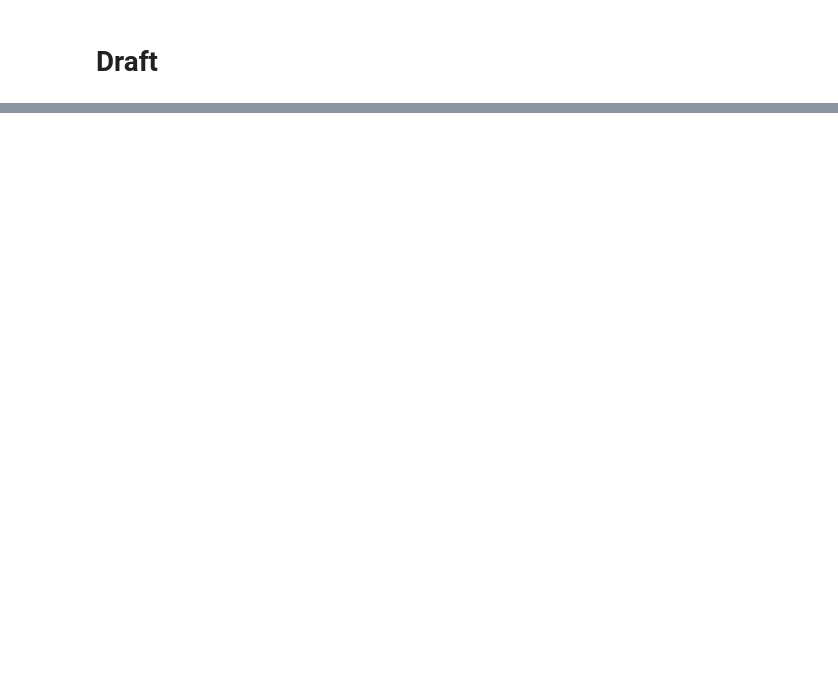
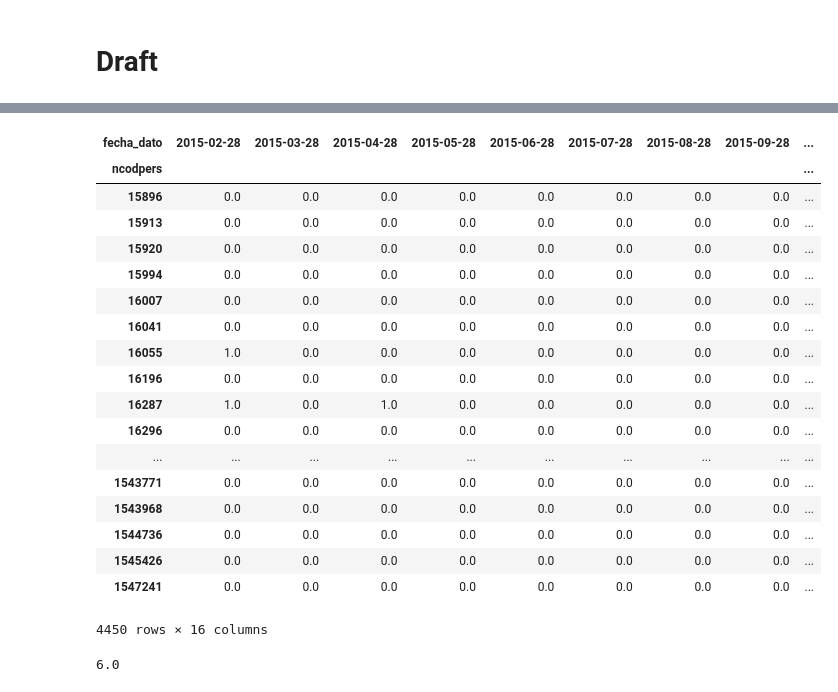
Before and after one commit to LiYan1988/santander-production-recommandation, a Jupyter notebook: notebooks/eda_4_30.ipynb, the cells around one changed output, grey strips where cells are left out. Drawn from its saved outputs; the diff is of its cells as text; code cells hidden in the pictures; blank space fills up the shorter version.

```diff
--- a/notebooks/eda_4_30.ipynb
+++ b/notebooks/eda_4_30.ipynb
@@ -65,0 +76,10 @@ Counting pattern...
+# %%
+customer_product_pair = calculate_customer_product_pair()
+# %%
+month1 = '2015-05-28'
+max_lag = 5
+fixed_lag = 6
+month_new = month_list.index(month1)+1
+month_end = month_list.index(month1)
+month_start = month_end-max_lag+1
+month_start_fixed_lag = month_end-fixed_lag+1
@@ -65,0 +92,12 @@ Counting pattern...
+# %%
+# New products purchased by each customer in each month
+# Count the number of products
+n_new_1 = customer_product_pair.groupby(['ncodpers', 'fecha_dato'])['product'].count()
+n_new_1 = n_new_1.unstack(level=1).fillna(0.0)
+current_month_range = list(range(month_start_fixed_lag, month_new))
+n_new = pd.DataFrame(index=n_new_1.index)
+for i, m in enumerate(current_month_range):
+    if m<1:
+        n_new['n_new_products_lag_'+str(fixed_lag-i)] = np.nan
+    else:
+        n_new['n_new_products_lag_'+str(fixed_lag-i)] = n_new_1[month_list[m]]
@@ -65,0 +113,16 @@ Counting pattern...
+# %%
+# Target history of each product in each month
+history_target = []
+for t in range(len(target_cols)):
+    tmp = customer_product_pair.loc[customer_product_pair['product']==t, :].copy()
+    tmp = tmp.set_index(['ncodpers', 'fecha_dato']).unstack(level=1)
+    tmp = tmp.replace({np.nan: 0, t: 1})
+    tmp.columns = tmp.columns.levels[1]
+    target_tmp = pd.DataFrame(index=tmp.index)
+    for i, m in enumerate(current_month_range):
+        if m<1:
+            target_tmp[target_cols[t]+'_target_lag_'+str(fixed_lag-i)] = np.nan
+        else:
+            target_tmp[target_cols[t]+'_target_lag_'+str(fixed_lag-i)] = tmp[month_list[m]]
+    history_target.append(target_tmp)
+history_target = pd.concat(history_target, axis=1)
@@ -65,0 +140,26 @@ Counting pattern...
+# %%
+tmp
+# %% [output]
+| fecha_dato | 2015-02-28 | 2015-03-28 | 2015-04-28 | 2015-05-28 | 2015-06-28 | 2015-07-28 | 2015-08-28 | 2015-09-28 | ... |
+| ncodpers |  |  |  |  |  |  |  |  | ... |
+| 15896 | 0.0 | 0.0 | 0.0 | 0.0 | 0.0 | 0.0 | 0.0 | 0.0 | ... |
+| 15913 | 0.0 | 0.0 | 0.0 | 0.0 | 0.0 | 0.0 | 0.0 | 0.0 | ... |
+| 15920 | 0.0 | 0.0 | 0.0 | 0.0 | 0.0 | 0.0 | 0.0 | 0.0 | ... |
+| 15994 | 0.0 | 0.0 | 0.0 | 0.0 | 0.0 | 0.0 | 0.0 | 0.0 | ... |
+| 16007 | 0.0 | 0.0 | 0.0 | 0.0 | 0.0 | 0.0 | 0.0 | 0.0 | ... |
+| 16041 | 0.0 | 0.0 | 0.0 | 0.0 | 0.0 | 0.0 | 0.0 | 0.0 | ... |
+| 16055 | 1.0 | 0.0 | 0.0 | 0.0 | 0.0 | 0.0 | 0.0 | 0.0 | ... |
+| 16196 | 0.0 | 0.0 | 0.0 | 0.0 | 0.0 | 0.0 | 0.0 | 0.0 | ... |
+| 16287 | 1.0 | 0.0 | 1.0 | 0.0 | 0.0 | 0.0 | 0.0 | 0.0 | ... |
+| 16296 | 0.0 | 0.0 | 0.0 | 0.0 | 0.0 | 0.0 | 0.0 | 0.0 | ... |
+| ... | ... | ... | ... | ... | ... | ... | ... | ... | ... |
+| 1543771 | 0.0 | 0.0 | 0.0 | 0.0 | 0.0 | 0.0 | 0.0 | 0.0 | ... |
+| 1543968 | 0.0 | 0.0 | 0.0 | 0.0 | 0.0 | 0.0 | 0.0 | 0.0 | ... |
+| 1544736 | 0.0 | 0.0 | 0.0 | 0.0 | 0.0 | 0.0 | 0.0 | 0.0 | ... |
+| 1545426 | 0.0 | 0.0 | 0.0 | 0.0 | 0.0 | 0.0 | 0.0 | 0.0 | ... |
+| 1547241 | 0.0 | 0.0 | 0.0 | 0.0 | 0.0 | 0.0 | 0.0 | 0.0 | ... |
+4450 rows × 16 columns
+# %%
+114/19
+# %% [output]
+6.0
```
Also changed, not shown: parts of 14 cells of this notebook, 3 other files.
